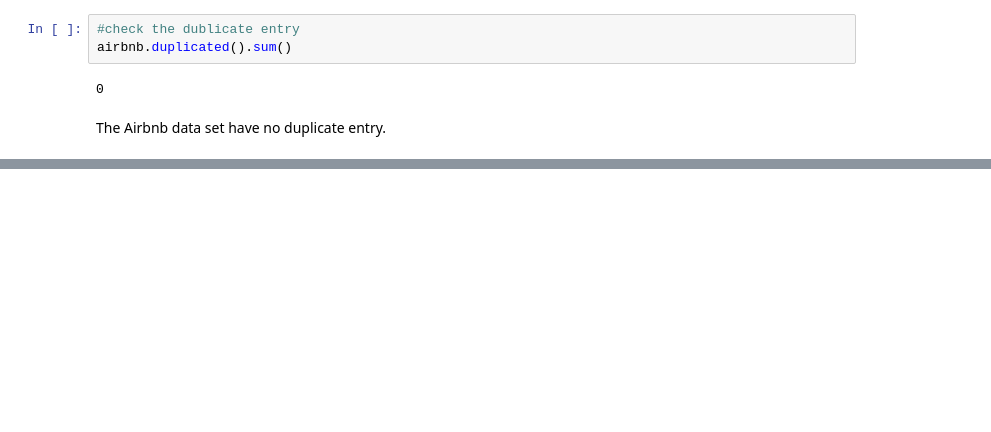
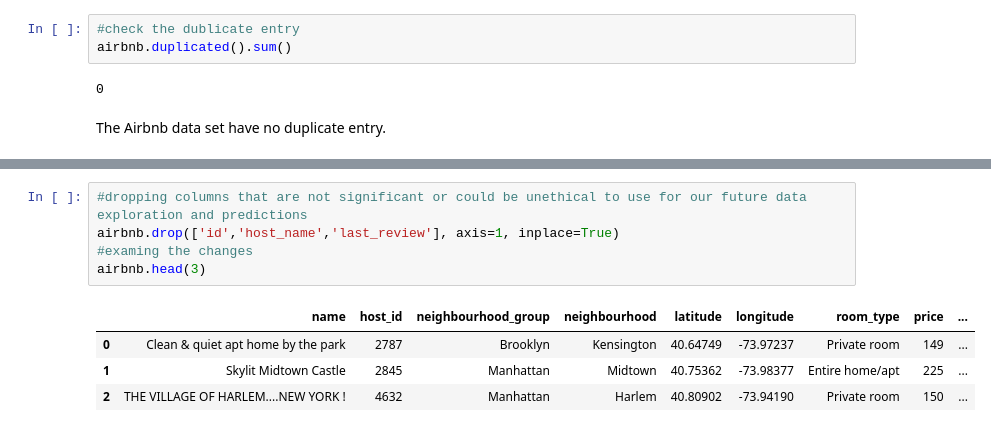
Before and after one commit to hrisky11/Eda-of-airbnb, a Jupyter notebook: Untitled0.ipynb, the cells around one changed output, grey strips where cells are left out. Cells and saved outputs as stored; diff of their text form; blank space fills up the shorter version.

```diff
--- a/Untitled0.ipynb
+++ b/Untitled0.ipynb
@@ -139,0 +174,10 @@ The Airbnb data set have no duplicate entry.
+# %%
+#dropping columns that are not significant or could be unethical to use for our future data exploration and predictions
+airbnb.drop(['id','host_name','last_review'], axis=1, inplace=True)
+#examing the changes
+airbnb.head(3)
+# %% [output]
+|  | name | host_id | neighbourhood_group | neighbourhood | latitude | longitude | room_type | price | ... |
+| 0 | Clean & quiet apt home by the park | 2787 | Brooklyn | Kensington | 40.64749 | -73.97237 | Private room | 149 | ... |
+| 1 | Skylit Midtown Castle | 2845 | Manhattan | Midtown | 40.75362 | -73.98377 | Entire home/apt | 225 | ... |
+| 2 | THE VILLAGE OF HARLEM....NEW YORK ! | 4632 | Manhattan | Harlem | 40.80902 | -73.94190 | Private room | 150 | ... |
```
Also changed, not shown: parts of 19 cells of this notebook.
